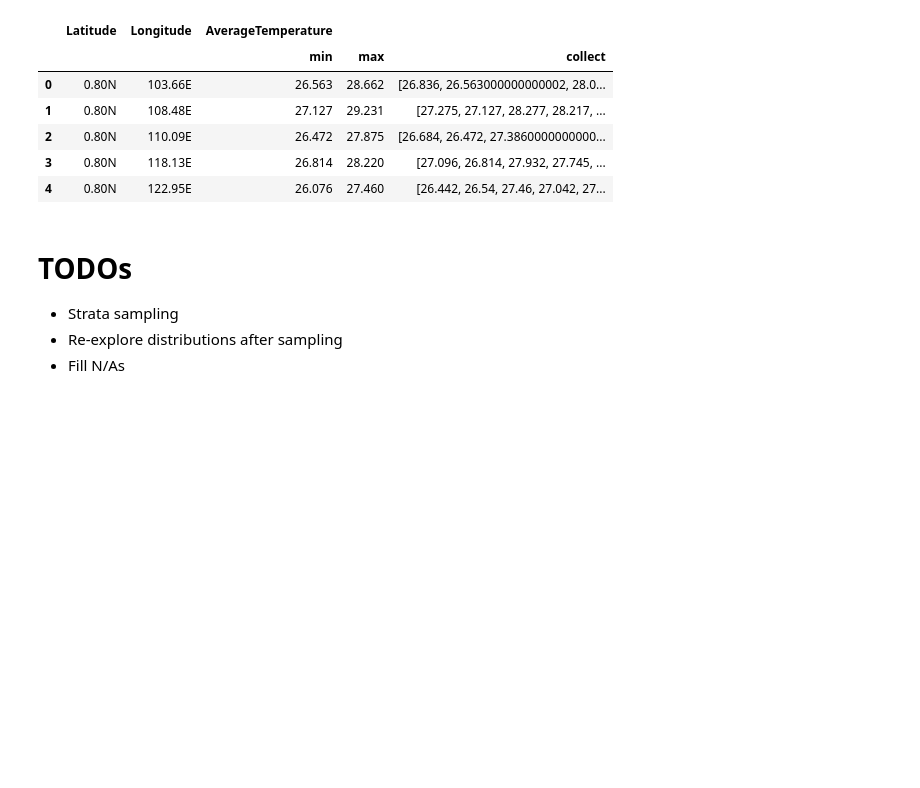
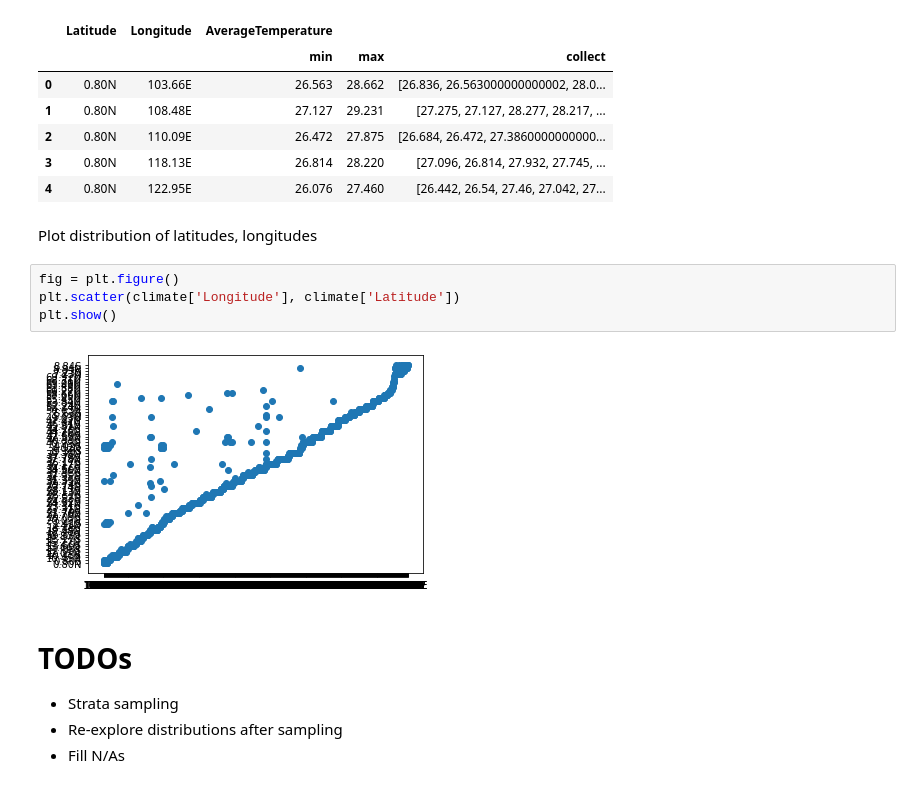
Before and after one commit to tao-pr/52-challenges, a Jupyter notebook: 004-skewed-data-classification/explore.ipynb, the cells around one changed output. Cells and saved outputs as stored; diff of their text form; blank space fills up the shorter version.

```diff
--- a/004-skewed-data-classification/explore.ipynb
+++ b/004-skewed-data-classification/explore.ipynb
@@ -211,6 +212,14 @@ climate[:5]
 | 2 | 0.80N | 110.09E | 26.472 | 27.875 | [26.684, 26.472, 27.3860000000000... |
 | 3 | 0.80N | 118.13E | 26.814 | 28.220 | [27.096, 26.814, 27.932, 27.745, ... |
 | 4 | 0.80N | 122.95E | 26.076 | 27.460 | [26.442, 26.54, 27.46, 27.042, 27... |
+# %% [markdown]
+Plot distribution of latitudes, longitudes
+# %%
+fig = plt.figure()
+plt.scatter(climate['Longitude'], climate['Latitude'])
+plt.show()
+# %% [output]
+[figure, added]
 # %% [markdown]
 # TODOs
 - Strata sampling
```
Also changed, not shown: parts of 1 cell of this notebook.
